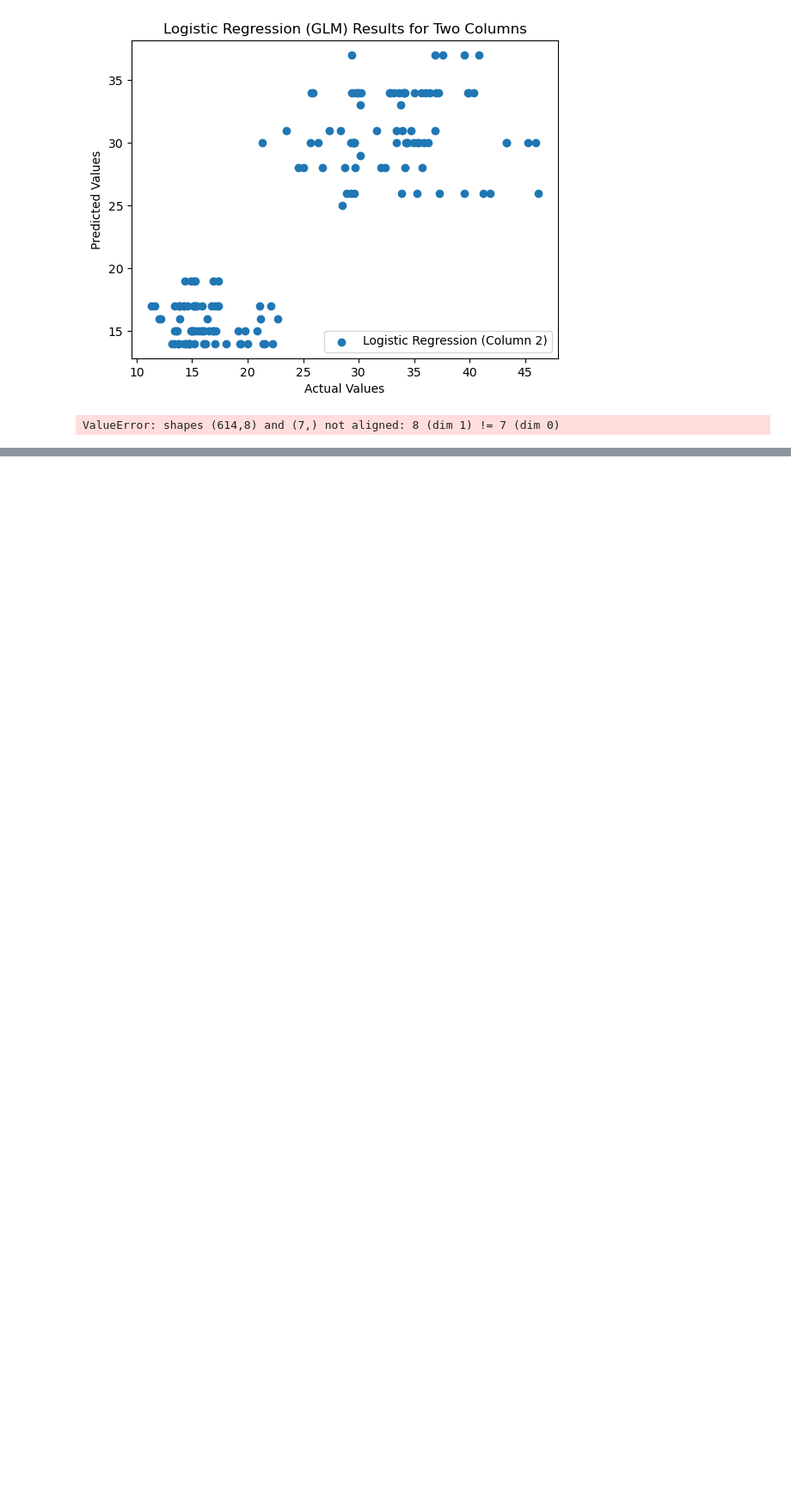
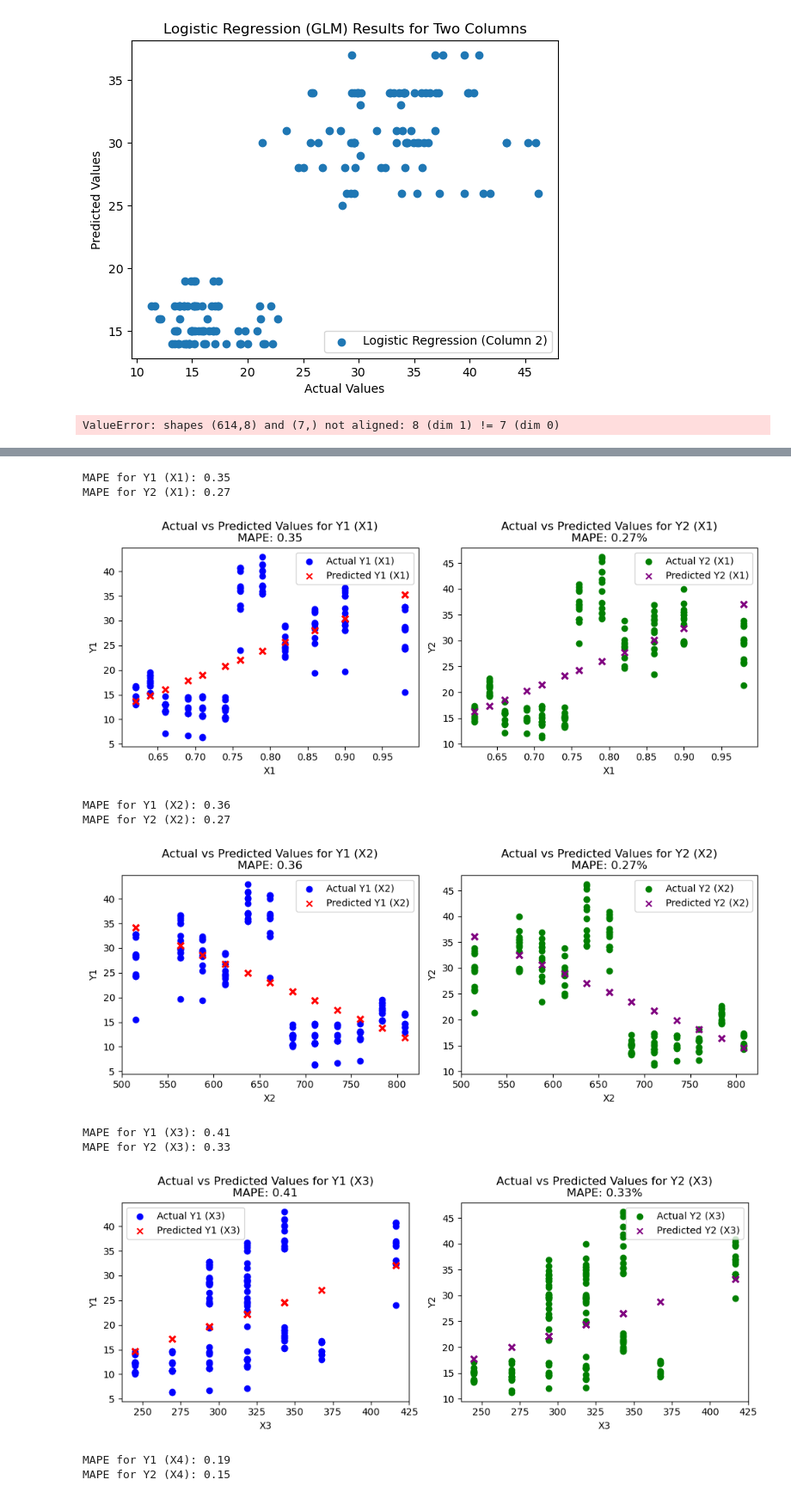
Before and after one commit to ruslooob/ai, a Jupyter notebook: notebooks/4_lab.ipynb, the cells around one changed output, grey strips where cells are left out. Shown at 86% size. Cells and saved outputs as stored; diff of their text form; code cells hidden in the pictures; blank space fills up the shorter version.

```diff
--- a/notebooks/4_lab.ipynb
+++ b/notebooks/4_lab.ipynb
@@ -284,17 +284,3 @@ Df Model:                           7
 [2] The smallest eigenvalue is 1.99e-24. This might indicate that there are
 strong multicollinearity problems or that the design matrix is singular.
 """
-# %%
-y1_predicted = lm_result.predict(train_df)
-
-# Scatter plot
-plt.scatter(x_train[:, 0], y_train[:, 0], label='Actual', color='blue', marker='o')
-plt.scatter(x_train[:, 0], y1_predicted, label='Predicted', color='red', marker='x')
-
-# Add labels and title
-plt.xlabel('X1')
-plt.ylabel('Y1')
-plt.title('Actual vs Predicted Values')
-
-# Add legend
-plt.legend()
@@ -362,0 +287,62 @@ for feature in ['X1', 'X2', 'X3', 'X4', 'X5', 'X6', 'X7', 'X8']:
+# %%
+from sklearn.metrics import mean_absolute_percentage_error
+import pandas as pd
+import statsmodels.api as sm
+from sklearn.model_selection import train_test_split
+import matplotlib.pyplot as plt
+
+train_df, test_df = train_test_split(df, test_size=0.2, random_state=42)
+
+# Loop over each feature
+for feature in ['X1', 'X2', 'X3', 'X4', 'X5', 'X6', 'X7', 'X8']:
+    # Linear regression for 'Y1'
+    model_y1 = sm.OLS(train_df['Y1'], sm.add_constant(train_df[feature]))
+    result_y1 = model_y1.fit()
+
+    y1_predicted = result_y1.predict(sm.add_constant(test_df[feature]))
+
+    mape_y1 = mean_absolute_percentage_error(test_df['Y1'], y1_predicted)
+    print(f'MAPE for Y1 ({feature}): {mape_y1:.2f}')
+
+    # Linear regression for 'Y2'
+    model_y2 = sm.OLS(train_df['Y2'], sm.add_constant(train_df[feature]))
+    result_y2 = model_y2.fit()
+
+    y2_predicted = result_y2.predict(sm.add_constant(test_df[feature]))
+
+    mape_y2 = mean_absolute_percentage_error(test_df['Y2'], y2_predicted)
+    print(f'MAPE for Y2 ({feature}): {mape_y2:.2f}')
+
+    # Use subplots for better visualization
+    plt.figure(figsize=(10, 4))
+
+    plt.subplot(1, 2, 1)
+    plt.scatter(test_df[feature], test_df['Y1'], label=f'Actual Y1 ({feature})', color='blue', marker='o')
+    plt.scatter(test_df[feature], y1_predicted, label=f'Predicted Y1 ({feature})', color='red', marker='x')
+    plt.xlabel(feature)
+    plt.ylabel('Y1')
+    plt.title(f'Actual vs Predicted Values for Y1 ({feature})\nMAPE: {mape_y1:.2f}')
+    plt.legend()
+
+    plt.subplot(1, 2, 2)
+    plt.scatter(test_df[feature], test_df['Y2'], label=f'Actual Y2 ({feature})', color='green', marker='o')
+    plt.scatter(test_df[feature], y2_predicted, label=f'Predicted Y2 ({feature})', color='purple', marker='x')
+    plt.xlabel(feature)
+    plt.ylabel('Y2')
+    plt.title(f'Actual vs Predicted Values for Y2 ({feature})\nMAPE: {mape_y2:.2f}%')
+    plt.legend()
+
+    plt.tight_layout()  # Adjust layout for better spacing
+    plt.show()
+# %% [output]
+MAPE for Y1 (X1): 0.35
+MAPE for Y2 (X1): 0.27
+[figure, added]
+MAPE for Y1 (X2): 0.36
+MAPE for Y2 (X2): 0.27
+[figure, added]
+MAPE for Y1 (X3): 0.41
+MAPE for Y2 (X3): 0.33
+[figure, added]
+MAPE for Y1 (X4): 0.19
+MAPE for Y2 (X4): 0.15
```
Also changed, not shown: parts of 7 cells of this notebook.
